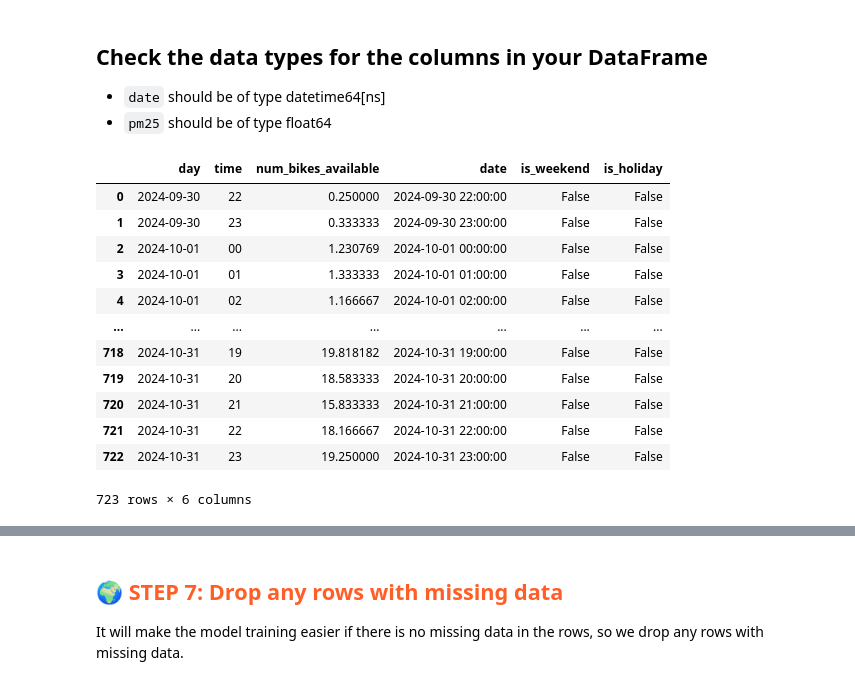
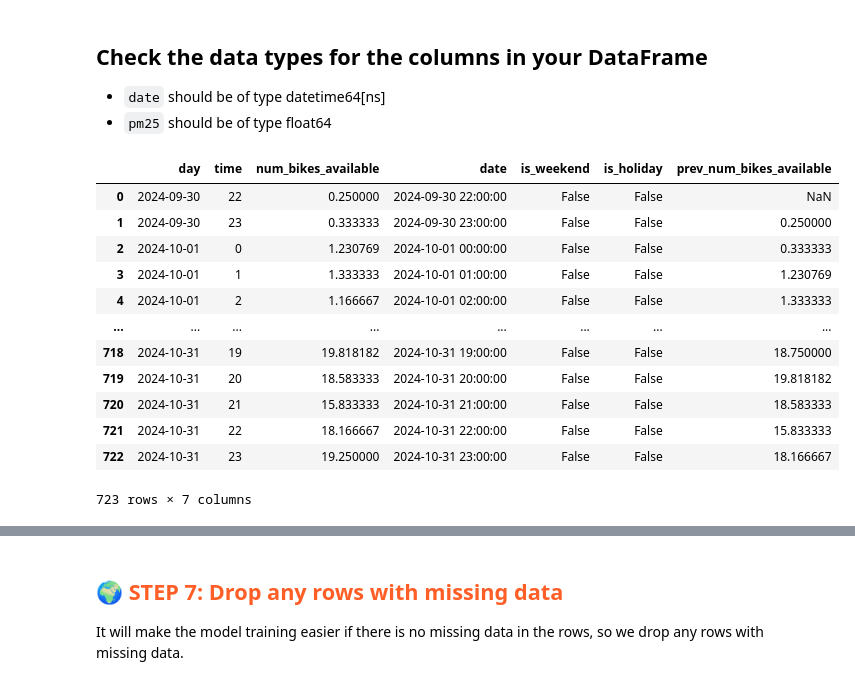
Before and after one commit to juliatribo/Bikes-prediction, a Jupyter notebook: notebooks/ch03/1_air_quality_feature_backfill.ipynb, the cells around one changed output, grey strips where cells are left out. Drawn from its saved outputs; the diff is of its cells as text; code cells hidden in the pictures.

Commit message:
previous hour bikes

```diff
--- a/notebooks/ch03/1_air_quality_feature_backfill.ipynb
+++ b/notebooks/ch03/1_air_quality_feature_backfill.ipynb
@@ -136,47 +136,50 @@ We want to have a DataFrame with 2 columns - `date` and `pm25` after this cell b
 # %%
 # These commands will succeed if your CSV file didn't have a `median` or `timestamp` column
 #df = df.rename(columns={"median": "pm25"})
 #df = df.rename(columns={"timestamp": "date"})
 
 station_df = df[['last_updated', 'num_bikes_available']]
 station_df['last_updated'] = pd.to_datetime(
     station_df['last_updated'], unit='s', utc=True, errors='coerce'
 )
 
 # Crear columna 'date' con la fecha
 station_df['day'] = station_df['last_updated'].dt.strftime('%Y-%m-%d')
 # Crear columna 'time' con la hora
 station_df['time'] = station_df['last_updated'].dt.strftime('%H')
 station_df = station_df.rename(columns={"last_updated": "date"})
 hourly_avg_df = station_df.groupby(['day', 'time']).mean(["num_bikes_available"]).reset_index()
 
 ## Add a column date with the date based on the columns day and time, type datetime
 hourly_avg_df['date'] = hourly_avg_df['day'] + ' ' + hourly_avg_df['time'] + ':00:00'
 hourly_avg_df['date'] = pd.to_datetime(hourly_avg_df['date'], format='%Y-%m-%d %H:%M:%S')
 
 ## Adding a new boolean column if the date is weekend or not
 hourly_avg_df['is_weekend'] = hourly_avg_df['date'].dt.dayofweek > 4
 ## Adding a new boolean column if the date is holiday or not
 holidays_es = holidays.Spain()
 hourly_avg_df['is_holiday'] = hourly_avg_df['date'].dt.date.astype(str).map(lambda x: x in holidays_es)
 
+#convert the time to int
+hourly_avg_df['time'] = hourly_avg_df['time'].astype(int)
+# Get the column with date 2024
+# add a column with the previous num available bikes
+hourly_avg_df['prev_num_bikes_available'] = hourly_avg_df['num_bikes_available'].shift(1)
 hourly_avg_df
-
-# Get the column with date 2024
 # %% [output]
-|  | day | time | num_bikes_available | date | is_weekend | is_holiday |
-| 0 | 2024-09-30 | 22 | 0.250000 | 2024-09-30 22:00:00 | False | False |
-| 1 | 2024-09-30 | 23 | 0.333333 | 2024-09-30 23:00:00 | False | False |
-| 2 | 2024-10-01 | 00 | 1.230769 | 2024-10-01 00:00:00 | False | False |
-| 3 | 2024-10-01 | 01 | 1.333333 | 2024-10-01 01:00:00 | False | False |
-| 4 | 2024-10-01 | 02 | 1.166667 | 2024-10-01 02:00:00 | False | False |
-| ... | ... | ... | ... | ... | ... | ... |
-| 718 | 2024-10-31 | 19 | 19.818182 | 2024-10-31 19:00:00 | False | False |
-| 719 | 2024-10-31 | 20 | 18.583333 | 2024-10-31 20:00:00 | False | False |
-| 720 | 2024-10-31 | 21 | 15.833333 | 2024-10-31 21:00:00 | False | False |
-| 721 | 2024-10-31 | 22 | 18.166667 | 2024-10-31 22:00:00 | False | False |
-| 722 | 2024-10-31 | 23 | 19.250000 | 2024-10-31 23:00:00 | False | False |
+|  | day | time | num_bikes_available | date | is_weekend | is_holiday | prev_num_bikes_available |
+| 0 | 2024-09-30 | 22 | 0.250000 | 2024-09-30 22:00:00 | False | False | NaN |
+| 1 | 2024-09-30 | 23 | 0.333333 | 2024-09-30 23:00:00 | False | False | 0.250000 |
+| 2 | 2024-10-01 | 0 | 1.230769 | 2024-10-01 00:00:00 | False | False | 0.333333 |
+| 3 | 2024-10-01 | 1 | 1.333333 | 2024-10-01 01:00:00 | False | False | 1.230769 |
+| 4 | 2024-10-01 | 2 | 1.166667 | 2024-10-01 02:00:00 | False | False | 1.333333 |
+| ... | ... | ... | ... | ... | ... | ... | ... |
+| 718 | 2024-10-31 | 19 | 19.818182 | 2024-10-31 19:00:00 | False | False | 18.750000 |
+| 719 | 2024-10-31 | 20 | 18.583333 | 2024-10-31 20:00:00 | False | False | 19.818182 |
+| 720 | 2024-10-31 | 21 | 15.833333 | 2024-10-31 21:00:00 | False | False | 18.583333 |
+| 721 | 2024-10-31 | 22 | 18.166667 | 2024-10-31 22:00:00 | False | False | 15.833333 |
+| 722 | 2024-10-31 | 23 | 19.250000 | 2024-10-31 23:00:00 | False | False | 18.166667 |
-723 rows × 6 columns
+723 rows × 7 columns
 # %%
 # Cast the pm25 column to be a float32 data type
 hourly_avg_df.info()
```
Also changed, not shown: parts of 10 cells of this notebook, 6 other files.
